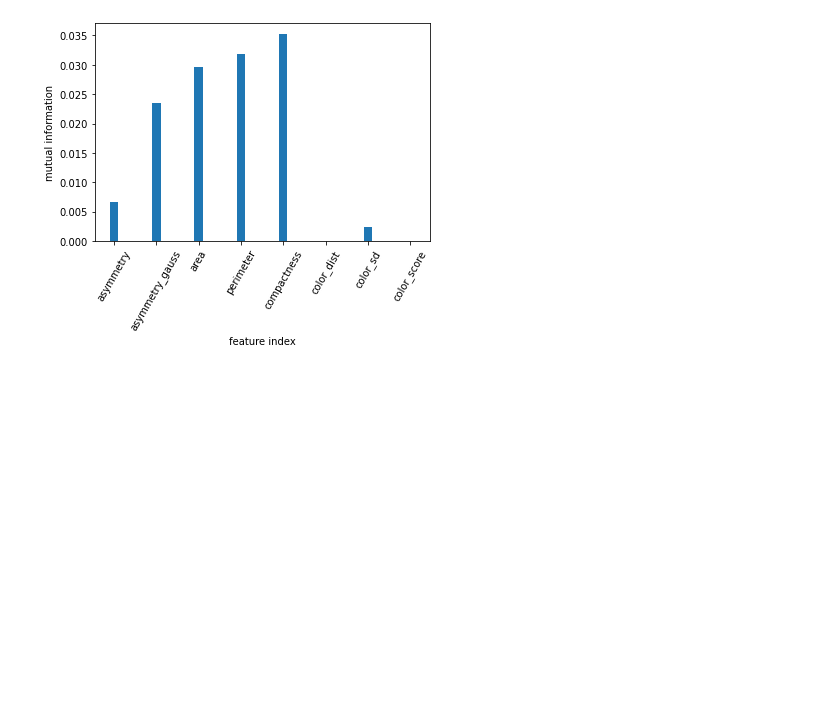
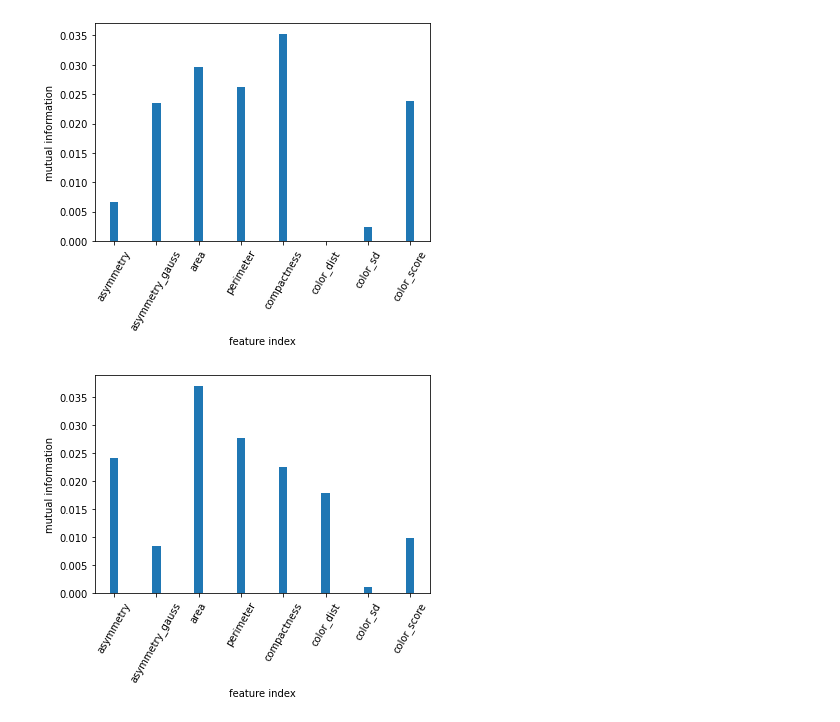
Before and after one commit to viggo-gascou/fyp2022p02GroupB2, a Jupyter notebook: plots.ipynb, the cells around one changed output. Saved outputs shown, nothing was run; the diff lists cells and outputs as text; code cells hidden in the pictures; blank space fills up the shorter version.

```diff
--- a/plots.ipynb
+++ b/plots.ipynb
@@ -36,4 +24,17 @@ feature_names = [
 # %%
+df = pd.read_csv("features/features.csv")
+X = df.drop(["image_id", "melanoma"], axis=1)
+y = df["melanoma"]
+feature_names = [
+    "asymmetry",
+    "asymmetry_gauss",
+    "area",
+    "perimeter",
+    "compactness",
+    "color_dist",
+    "color_sd",
+    "color_score",
+]
 selector = SelectKBest(mutual_info_classif, k=4)
 selector.fit(X, y)
 
@@ -47,4 +48,33 @@ ax.set_xlabel('feature index')
 ax.set_ylabel('mutual information')
 plt.xticks(rotation=60);
 # %% [output]
-[figure, old version]
+[figure, new version]
+# %%
+from sklearn.feature_selection import chi2
+df = pd.read_csv("features/features_training.csv")
+X = df.drop(["image_id", "melanoma"], axis=1)
+y = df["melanoma"]
+feature_names = [
+    "asymmetry",
+    "asymmetry_gauss",
+    "area",
+    "perimeter",
+    "compactness",
+    "color_dist",
+    "color_sd",
+    "color_score",
+]
+selector = SelectKBest(mutual_info_classif, k=2)
+selector.fit(X, y)
+
+# Show the feature scores
+scores = selector.scores_
+
+
+fig, ax = plt.subplots()
+ax.bar(feature_names, scores, width=.2)
+ax.set_xlabel('feature index')
+ax.set_ylabel('mutual information')
+plt.xticks(rotation=60);
+# %% [output]
+[figure, added]
```
Also changed, not shown: parts of 7 cells of this notebook, 2 other files.
